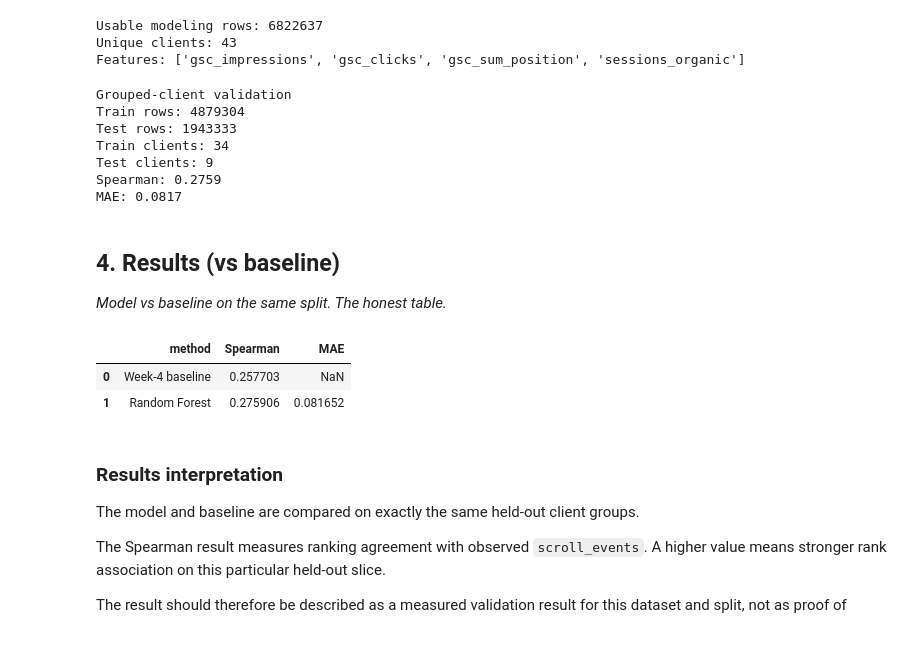
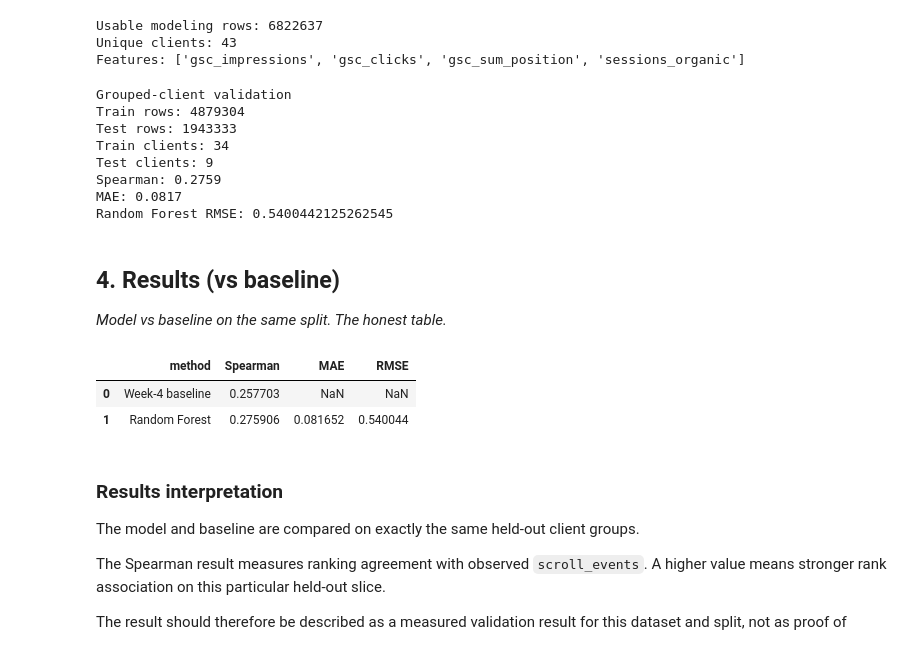
Before and after one commit to sahilsagarprasad97-spec/FLYRANK-AI, a Jupyter notebook: work/notebooks/capstone.ipynb, the cells around one changed output. Saved outputs shown, nothing was run; the diff lists cells and outputs as text; code cells hidden in the pictures.

```diff
--- a/work/notebooks/capstone.ipynb
+++ b/work/notebooks/capstone.ipynb
@@ -376,6 +379,10 @@ model_mae = mean_absolute_error(
     model_pred
 )
 
+model_rmse = root_mean_squared_error(
+    y_test,
+    model_pred)
+
 print("Grouped-client validation")
 print("Train rows:", len(X_train))
 print("Test rows:", len(X_test))
@@ -383,6 +390,7 @@ print("Train clients:", groups_train.nunique())
 print("Test clients:", groups_test.nunique())
 print("Spearman:", round(model_spearman, 4))
 print("MAE:", round(model_mae, 4))
+print("Random Forest RMSE:", model_rmse)
 # %% [output]
 Grouped-client validation
 Train rows: 4879304
@@ -391,6 +399,7 @@ Train clients: 34
 Test clients: 9
 Spearman: 0.2759
 MAE: 0.0817
+Random Forest RMSE: 0.5400442125262545
 # %% [markdown]
 ## 4. Results (vs baseline)
 
@@ -415,36 +424,40 @@ test_baseline["position_rank"] = (
 )
 
 test_baseline["baseline_score"] = (
     0.40 * test_baseline["impression_rank"]
     + 0.40 * test_baseline["click_rank"]
     + 0.20 * test_baseline["position_rank"]
 )
 
 baseline_spearman = spearmanr(
     test_baseline["scroll_events"],
     test_baseline["baseline_score"]
 ).statistic
 
 comparison = pd.DataFrame({
     "method": [
         "Week-4 baseline",
         "Random Forest"
     ],
     "Spearman": [
         baseline_spearman,
         model_spearman
     ],
     "MAE": [
         np.nan,
         model_mae
+    ],
+    "RMSE": [
+        np.nan,
+        model_rmse
     ]
 })
 
 display(comparison)
 # %% [output]
-|  | method | Spearman | MAE |
-| 0 | Week-4 baseline | 0.257703 | NaN |
-| 1 | Random Forest | 0.275906 | 0.081652 |
+|  | method | Spearman | MAE | RMSE |
+| 0 | Week-4 baseline | 0.257703 | NaN | NaN |
+| 1 | Random Forest | 0.275906 | 0.081652 | 0.540044 |
 # %% [markdown]
 ### Results interpretation
 
```
Also changed, not shown: parts of 2 cells of this notebook.
